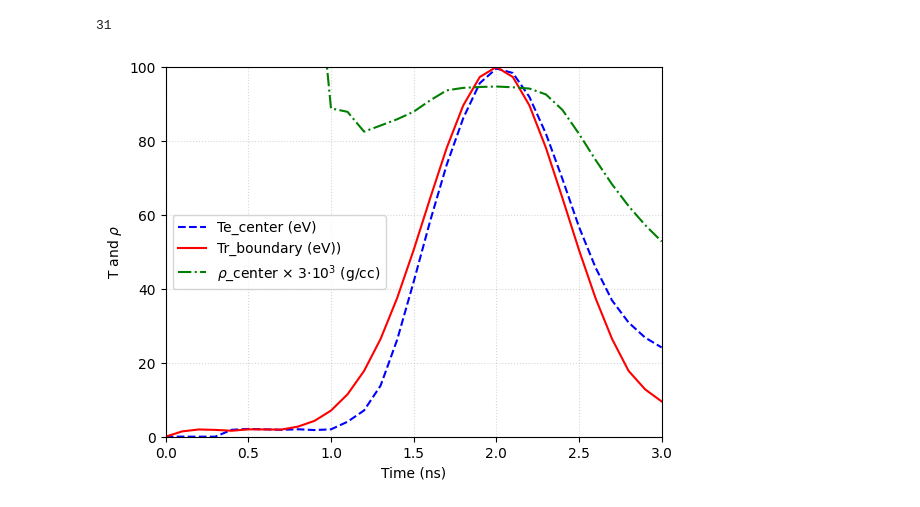
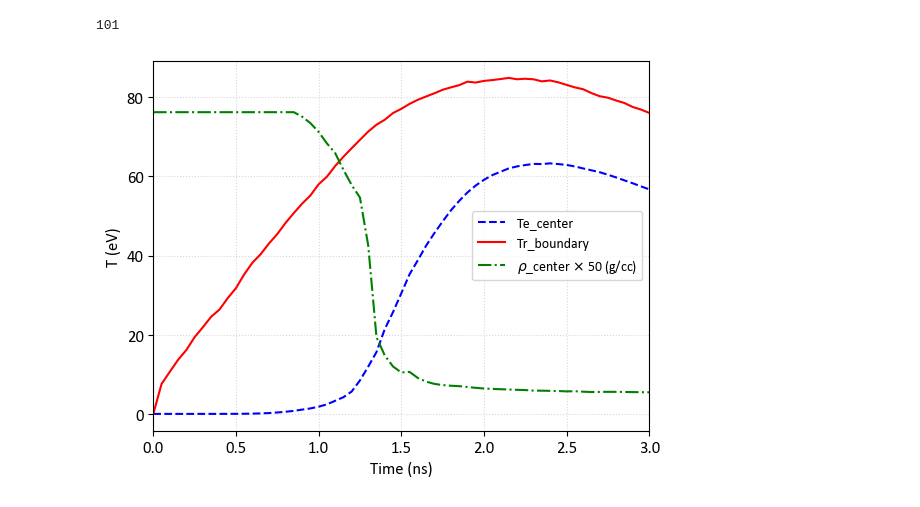
Before and after one commit to weipengyao/scripts, a Jupyter notebook: opacity_flash_test.ipynb, the cells around one changed output. Saved outputs shown, nothing was run; the diff lists cells and outputs as text; code cells hidden in the pictures.

```diff
--- a/opacity_flash_test.ipynb
+++ b/opacity_flash_test.ipynb
@@ -29,10 +29,10 @@ plt.rc('axes', labelsize=12)
 plt.rc('legend', fontsize=10)
 # %%
 filedir = [
-            '/Users/yao/Desktop/job.78467/', # v4.8
+            '/Users/yao/Desktop/cap10eV/', # v4.8
           ]
 
-filename = 'radslab_hdf5_chk_0001'  # check the mass fraction for the negative energy
+filename = 'radslab_hdf5_chk_0050'  # check the mass fraction for the negative energy
 # %%
 data_yt = yt.load(filedir[0]+filename)
 data_yt_map = data_yt.covering_grid(level=0, left_edge=[0, 0.0, 0.0], dims=data_yt.domain_dimensions)
@@ -59,7 +59,7 @@ def get_yt_data_1d(filename):
 
     data_yt = yt.load(filename)
     data_yt_map = data_yt.covering_grid(
-        level=0, left_edge=[-0.0002, 0.0, -0.004], dims=data_yt.domain_dimensions
+        level=0, left_edge=[-0.04, 0.0, -0.004], dims=data_yt.domain_dimensions
     )
     time_now = np.array(data_yt.current_time)*1e9
 
@@ -241,20 +242,20 @@ plt.show()
 # %%
 data_dict['tele'][32,16]
 # %%
-time_ns = np.linspace(0,3,31)
+time_ns = np.linspace(0,3,61)
 
 Te_center   = np.zeros_like(time_ns)
 Tr_boundary = np.zeros_like(time_ns)
 rho_center  = np.zeros_like(time_ns)
 
 filedir = [
-            '/Users/yao/Desktop/job.77664/', # v4.8
+            '/Users/yao/Desktop/cap10eV/', # v4.8
           ]
 
 for i in range(time_ns.size):
     filename = 'radslab_hdf5_chk_' +str(i).zfill(4)
-    data_dict, time_now = get_yt_data_2d(filedir[0]+filename)
-    Te_center[i]   = data_dict['tele'][32,16]
-    Tr_boundary[i] = data_dict['trad'][1,16]
-    rho_center[i]  = data_dict['dens'][32,16]
+    data_dict, time_now = get_yt_data_1d(filedir[0]+filename)
+    Te_center[i]   = data_dict['tele'][1024]
+    Tr_boundary[i] = data_dict['trad'][1]
+    rho_center[i]  = data_dict['dens'][1024]
 # %% [output]
@@ -278,22 +279,22 @@ yt : [INFO     ] 2024-09-06 12:48:43,764 Parameters: cosmological_simulation   =
 # %%
 Te_center.size
 # %% [output]
-31
+101
 # %%
-time_ns = np.linspace(0,3,31)
+time_ns = np.linspace(0,3,61)
 
-plt.plot(time_ns,Te_center/11600,   '--b', label='Te_center (eV)')
-plt.plot(time_ns,Tr_boundary/11600, '-r',  label='Tr_boundary (eV))')
-plt.plot(time_ns,rho_center*3e3,    '-.g', label=r'$\rho$_center $\times$ 3$\cdot$10$^3$ (g/cc)')
+plt.plot(time_ns,Te_center/11600,   '--b', label='Te_center')
+plt.plot(time_ns,Tr_boundary/11600, '-r',  label='Tr_boundary')
+plt.plot(time_ns,rho_center*50,    '-.g', label=r'$\rho$_center $\times$ 50 (g/cc)')
 plt.xlabel('Time (ns)')
-plt.ylabel(r'T and $\rho$')
+plt.ylabel(r'T (eV)')
 # plt.title('Temperatures ')
 plt.xlim([0,3])
-plt.ylim([0,100])
+# plt.ylim([0,100])
 plt.grid(linestyle=':',alpha=0.5)
 plt.legend()
-plt.savefig('/Users/yao/Desktop/Temp_profile.pdf',dpi=600)
+plt.savefig('/Users/yao/Desktop/Temp_profile_cap10eV.pdf',dpi=600)
 # %% [output]
-[figure, old version]
+[figure, new version]
 # %%
 np.savetxt('/Users/yao/Desktop/Tr.txt', Tr_boundary/11600)
```
Also changed, not shown: parts of 10 cells of this notebook, 4 other files.
